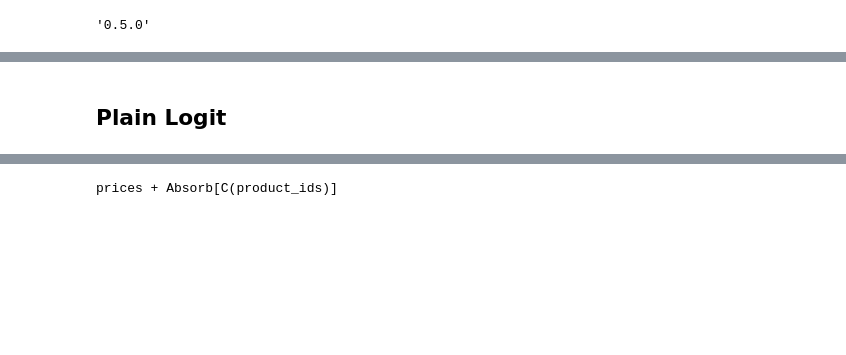
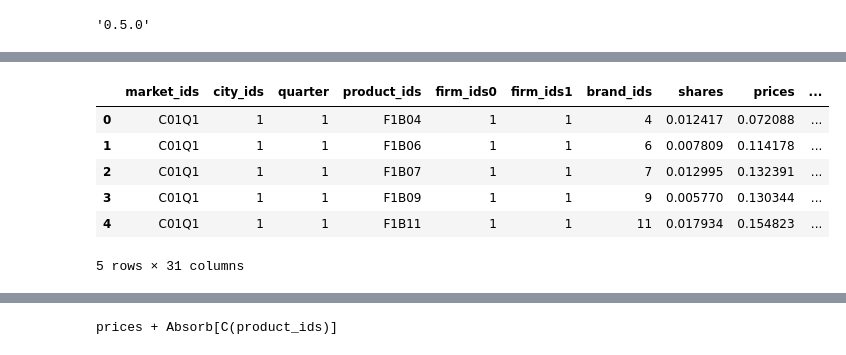
Before and after one commit to jeffgortmaker/pyblp, a Jupyter notebook: docs/notebooks/tutorial/logit_nested.ipynb, the cells around one changed output, grey strips where cells are left out. Saved outputs shown, nothing was run; the diff lists cells and outputs as text; code cells hidden in the pictures; blank space fills up the shorter version.

```diff
--- a/docs/notebooks/tutorial/logit_nested.ipynb
+++ b/docs/notebooks/tutorial/logit_nested.ipynb
@@ -15,6 +62,13 @@ We will compare two simple models, the plain (IIA) logit model and the nested lo
 # %%
 # First load the data
 product_data = np.recfromcsv(pyblp.data.NEVO_PRODUCTS_LOCATION, encoding='utf-8')
 product_data = {k: product_data[k] for k in product_data.dtype.names}
+pd.DataFrame(product_data).head()
+# %% [output]
+|  | market_ids | city_ids | quarter | product_ids | firm_ids0 | firm_ids1 | brand_ids | shares | prices | ... |
+| 0 | C01Q1 | 1 | 1 | F1B04 | 1 | 1 | 4 | 0.012417 | 0.072088 | ... |
+| 1 | C01Q1 | 1 | 1 | F1B06 | 1 | 1 | 6 | 0.007809 | 0.114178 | ... |
+| 2 | C01Q1 | 1 | 1 | F1B07 | 1 | 1 | 7 | 0.012995 | 0.132391 | ... |
+| 3 | C01Q1 | 1 | 1 | F1B09 | 1 | 1 | 9 | 0.005770 | 0.130344 | ... |
+| 4 | C01Q1 | 1 | 1 | F1B11 | 1 | 1 | 11 | 0.017934 | 0.154823 | ... |
+5 rows × 31 columns
-# %% [markdown]
-## Plain Logit
```
Also changed, not shown: parts of 19 cells of this notebook, 2 other files.
